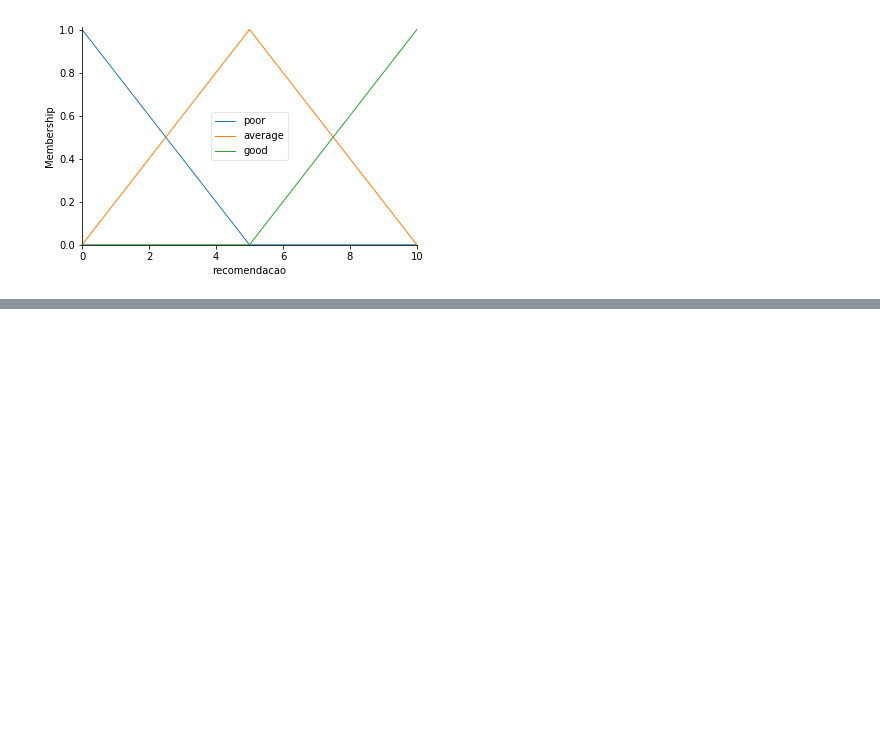
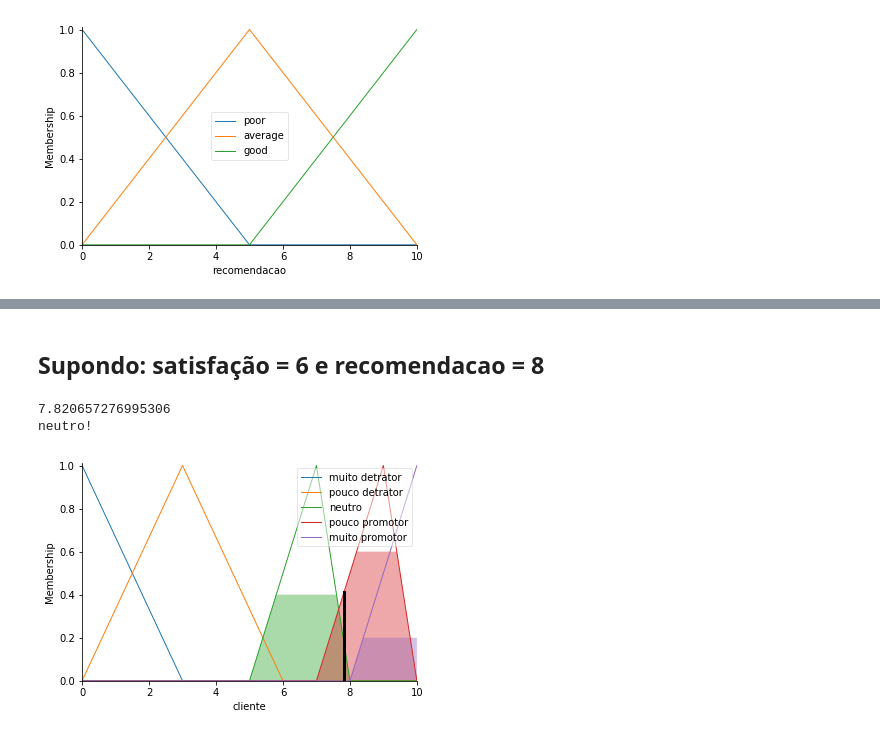
Before and after one commit to douglassc1999/Fuzzy-Logic-Examples, a Jupyter notebook: Problema Fuzzy com NPS.ipynb, the cells around one changed output, grey strips where cells are left out. Saved outputs shown, nothing was run; the diff lists cells and outputs as text; code cells hidden in the pictures; blank space fills up the shorter version.

```diff
--- a/Problema Fuzzy com NPS.ipynb
+++ b/Problema Fuzzy com NPS.ipynb
@@ -95,0 +112,14 @@ cliente.view(sim=cliente_tipping)
+# %% [markdown]
+## Supondo: satisfação = 6 e recomendacao = 8
+# %%
+cliente_tipping.input['satisfacao'] = 6.0
+cliente_tipping.input['recomendacao'] = 8.0
+cliente_tipping.compute()
+
+print(cliente_tipping.output['cliente'])
+print(tipo_cliente(cliente_tipping.output['cliente']))
+cliente.view(sim=cliente_tipping)
+# %% [output]
+7.820657276995306
+neutro!
+[figure, added]
```
Also changed, not shown: parts of 22 cells of this notebook.
